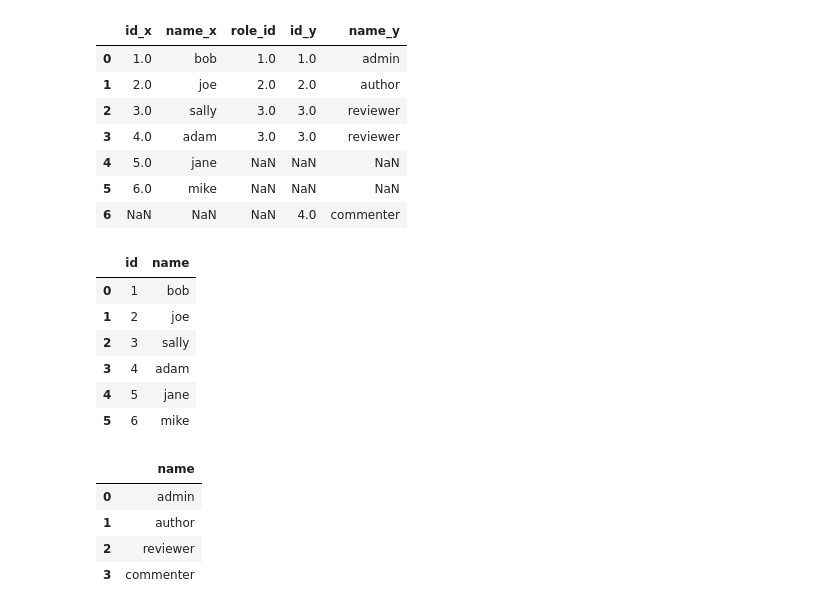
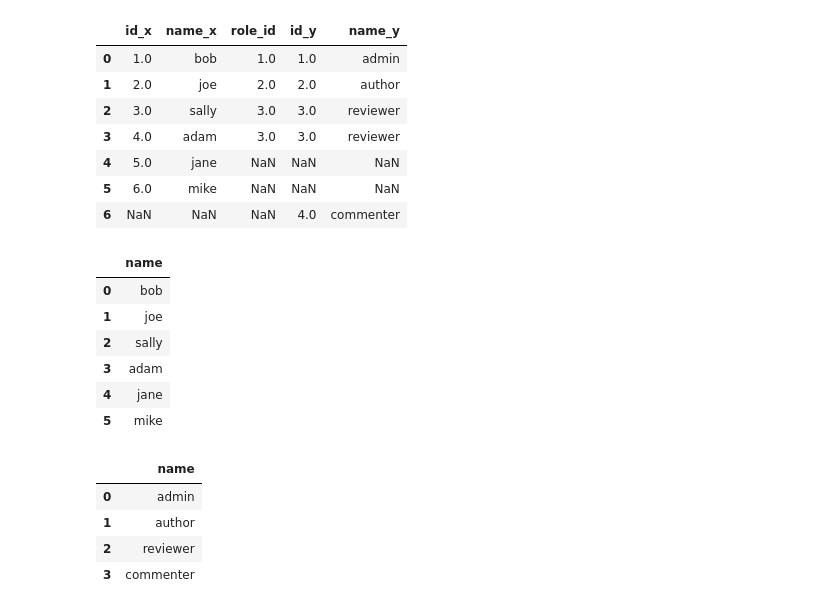
Before and after one commit to CSolitaire/numpy-pandas-visualization-exercises, a Jupyter notebook: advanced_dataframes.ipynb, the cells around one changed output. Saved outputs shown, nothing was run; the diff lists cells and outputs as text; code cells hidden in the pictures.

```diff
--- a/advanced_dataframes.ipynb
+++ b/advanced_dataframes.ipynb
@@ -243,17 +217,20 @@ users_with_roles_all_null
 # %%
 # What happens if you drop the foreign keys from the dataframes and try to merge them?
 
+
+"""
+Dropped Id Column
+"""
 users_test = pd.DataFrame({
-    'id': [1, 2, 3, 4, 5, 6],
     'name': ['bob', 'joe', 'sally', 'adam', 'jane', 'mike'],
 })
 users_test
 # %% [output]
-|  | id | name |
-| 0 | 1 | bob |
-| 1 | 2 | joe |
-| 2 | 3 | sally |
-| 3 | 4 | adam |
-| 4 | 5 | jane |
-| 5 | 6 | mike |
+|  | name |
+| 0 | bob |
+| 1 | joe |
+| 2 | sally |
+| 3 | adam |
+| 4 | jane |
+| 5 | mike |
 # %%
```
Also changed, not shown: parts of 17 cells of this notebook.
